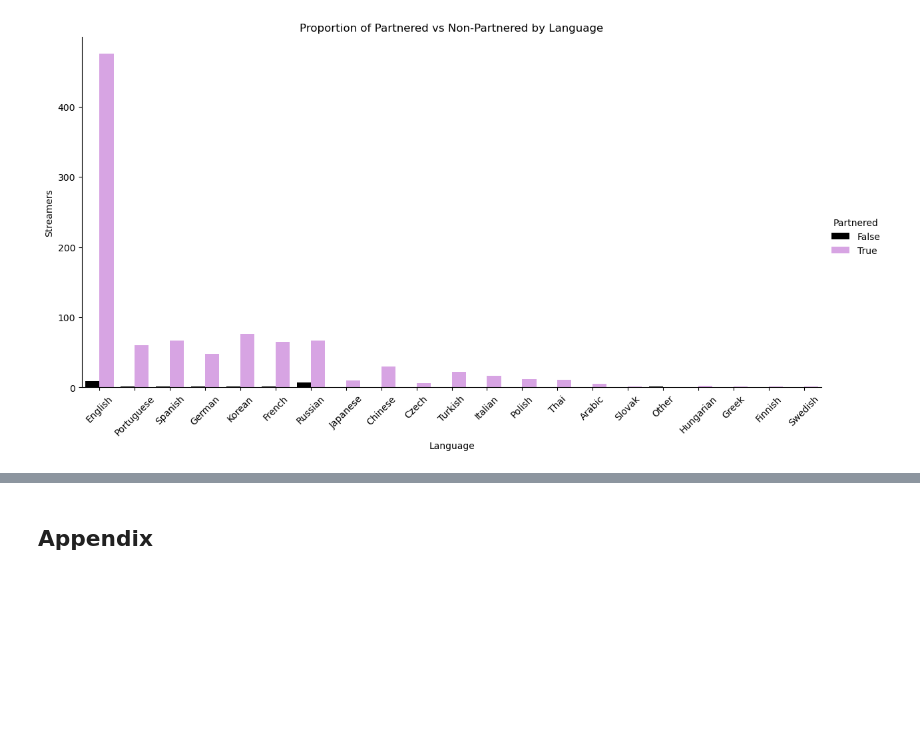
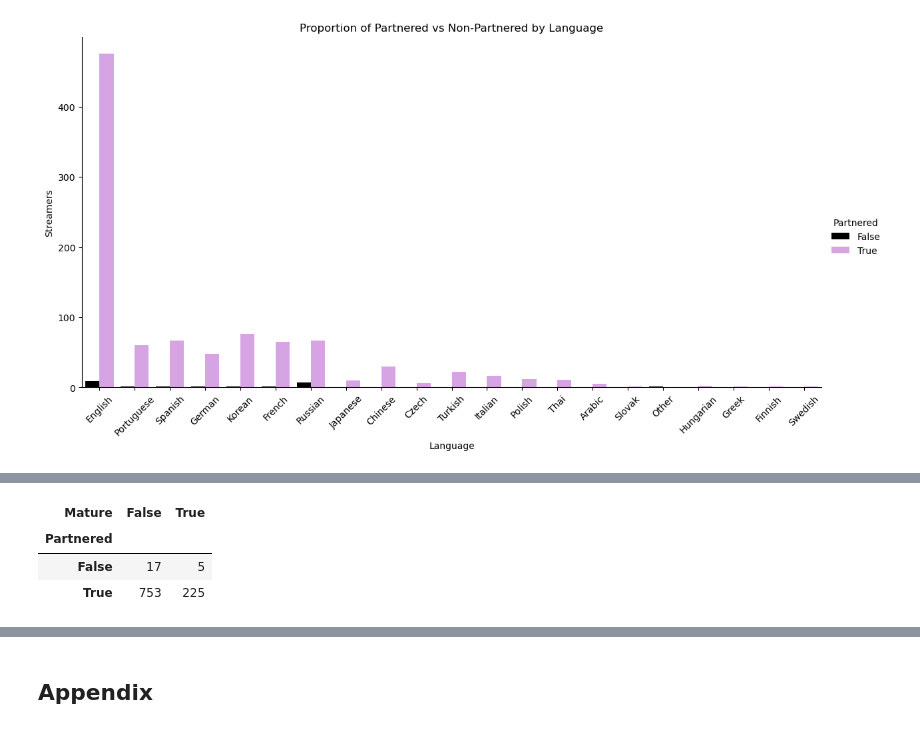
Before and after one commit to IT2053C-Gilany/final-project-martinbv99, a Jupyter notebook: final-projectMartinez.ipynb, the cells around one changed output, grey strips where cells are left out. Saved outputs shown, nothing was run; the diff lists cells and outputs as text; code cells hidden in the pictures; blank space fills up the shorter version.

```diff
--- a/final-projectMartinez.ipynb
+++ b/final-projectMartinez.ipynb
@@ -361,0 +362,7 @@ Cohen’s d = -0.06483141998265386
+# %%
+pd.crosstab(df["Partnered"], df["Mature"])
+# %% [output]
+| Mature | False | True |
+| Partnered |  |  |
+| False | 17 | 5 |
+| True | 753 | 225 |
```
Also changed, not shown: parts of 17 cells of this notebook.
